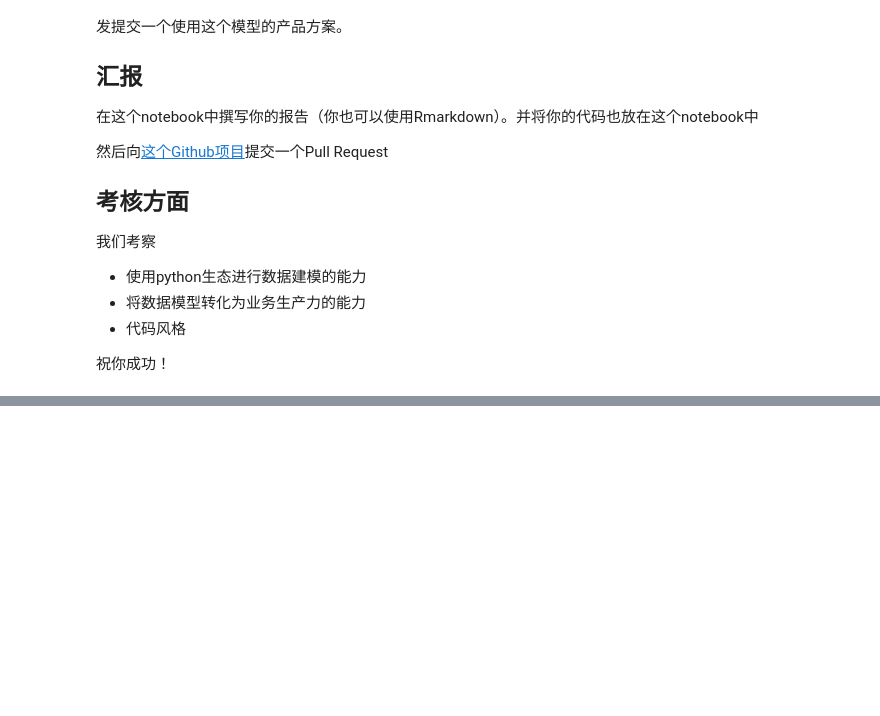
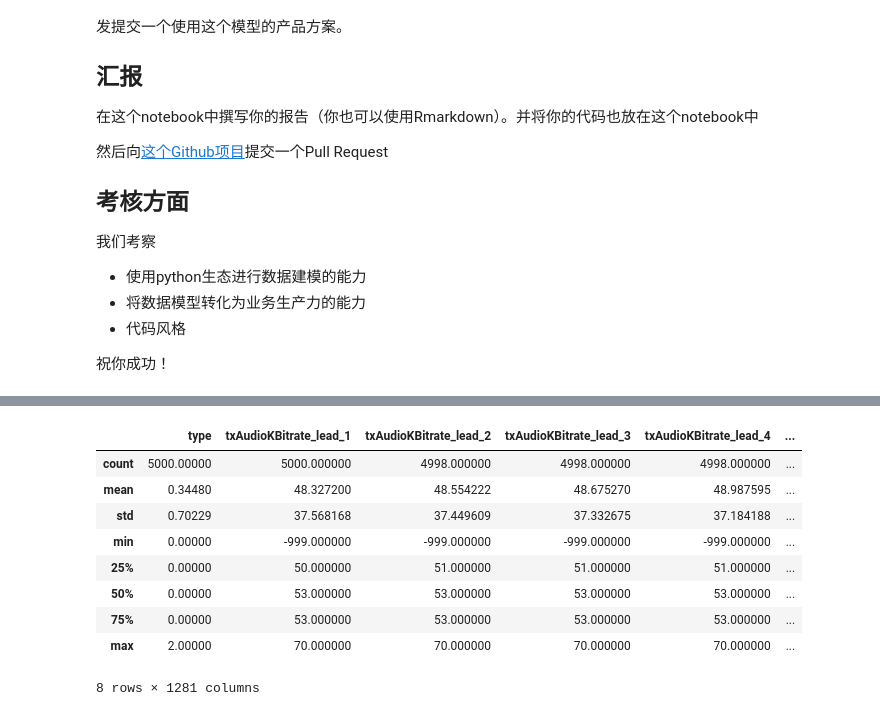
Before and after one commit to junchenfeng/huohua_hire, a Jupyter notebook: mock项目.ipynb, the cells around one changed output, grey strips where cells are left out. Saved outputs shown, nothing was run; the diff lists cells and outputs as text; code cells hidden in the pictures; blank space fills up the shorter version.

```diff
--- a/mock项目.ipynb
+++ b/mock项目.ipynb
@@ -74,3 +74,12 @@ type是你的Y数据：
 - 代码风格
 
 祝你成功！
+# %%
+#读取文件
+import pandas as pd
+import matplotlib.pyplot as plt
+import numpy as np
+%matplotlib inline
+data = pd.read_csv("data.csv")
+print(data.shape)
+data.head()
@@ -76,0 +95,15 @@ type是你的Y数据：
+# %%
+#数据概貌
+data.describe()
+#count行第四列等表明存在缺失值，-999值处理
+# %% [output]
+|  | type | txAudioKBitrate_lead_1 | txAudioKBitrate_lead_2 | txAudioKBitrate_lead_3 | txAudioKBitrate_lead_4 | ... |
+| count | 5000.00000 | 5000.000000 | 4998.000000 | 4998.000000 | 4998.000000 | ... |
+| mean | 0.34480 | 48.327200 | 48.554222 | 48.675270 | 48.987595 | ... |
+| std | 0.70229 | 37.568168 | 37.449609 | 37.332675 | 37.184188 | ... |
+| min | 0.00000 | -999.000000 | -999.000000 | -999.000000 | -999.000000 | ... |
+| 25% | 0.00000 | 50.000000 | 51.000000 | 51.000000 | 51.000000 | ... |
+| 50% | 0.00000 | 53.000000 | 53.000000 | 53.000000 | 53.000000 | ... |
+| 75% | 0.00000 | 53.000000 | 53.000000 | 53.000000 | 53.000000 | ... |
+| max | 2.00000 | 70.000000 | 70.000000 | 70.000000 | 70.000000 | ... |
+8 rows × 1281 columns
```
Also changed, not shown: parts of 12 cells of this notebook.
